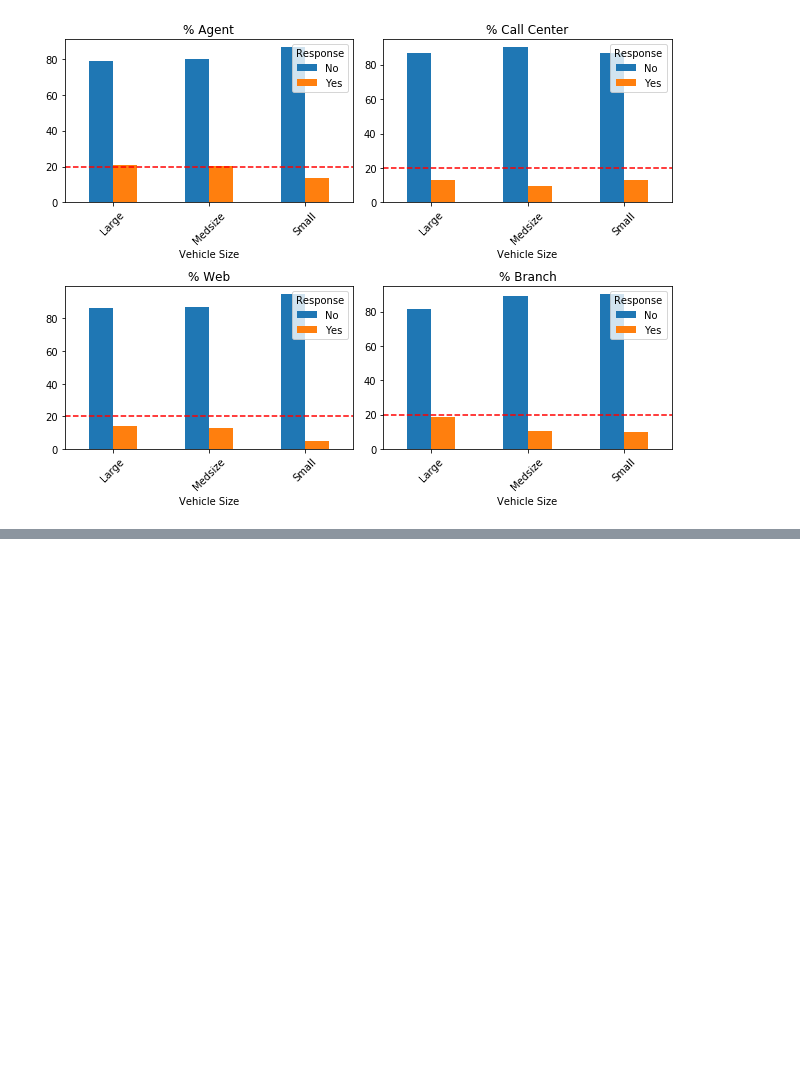
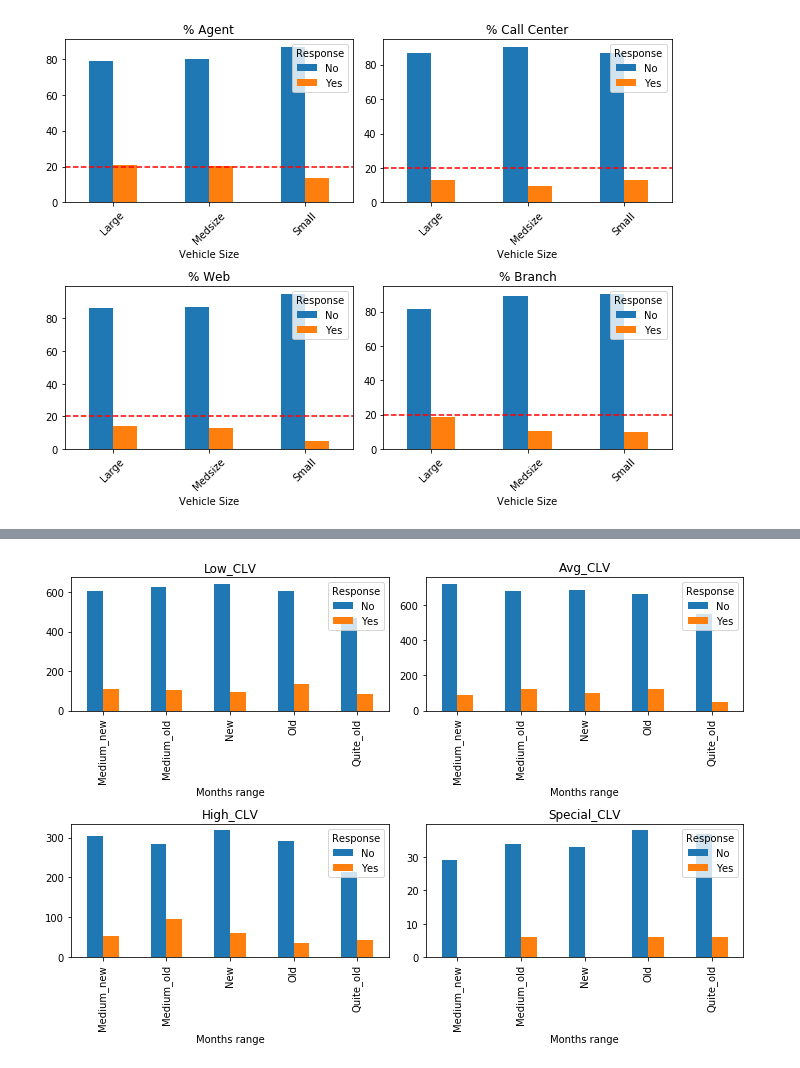
Before and after one commit to jamontanac/Solution-to-test, a Jupyter notebook: Presentation.ipynb, the cells around one changed output, grey strips where cells are left out. Saved outputs shown, nothing was run; the diff lists cells and outputs as text; code cells hidden in the pictures; blank space fills up the shorter version.

```diff
--- a/Presentation.ipynb
+++ b/Presentation.ipynb
@@ -141,0 +144,19 @@ plt.show()
+# %%
+conditions = [
+    (df_to_explore['Months Since Policy Inception'] <= 20),
+    (df_to_explore['Months Since Policy Inception'] > 20) & (df_to_explore['Months Since Policy Inception'] <= 40),
+    (df_to_explore['Months Since Policy Inception'] > 40) & (df_to_explore['Months Since Policy Inception'] <= 60),
+    (df_to_explore['Months Since Policy Inception'] > 60) & (df_to_explore['Months Since Policy Inception'] <= 80),
+    (df_to_explore['Months Since Policy Inception'] > 80) & (df_to_explore['Months Since Policy Inception'] <= 100),
+    ]
+values = ['New', 'Medium_new', 'Medium_old', 'Old','Quite_old']
+df_to_explore['Months range'] = np.select(conditions, values)
+
+conditions = [
+    (df_to_explore['Customer Lifetime Value'] <= 5_000),
+    (df_to_explore['Customer Lifetime Value'] > 5_000) & (df_to_explore['Customer Lifetime Value'] <= 10_000),
+    (df_to_explore['Customer Lifetime Value'] > 10_000) & (df_to_explore['Customer Lifetime Value'] <= 30_000),
+    (df_to_explore['Customer Lifetime Value'] > 30_000) ,
+    ]
+values = ['Low_CLV', 'Avg_CLV', 'High_CLV', 'Special_CLV']
+df_to_explore['CLV Range'] = np.select(conditions, values)
@@ -141,0 +165,11 @@ plt.show()
+# %%
+plt.figure(figsize=(10,7))
+k=1
+for i in df_to_explore["CLV Range"].unique():
+    ax=plt.subplot(2,2,k)
+    df_to_explore[df_to_explore["CLV Range"]==i].groupby(["Months range","Response"]).agg(Total=("Gender","count"))["Total"].unstack().plot(kind="bar",ax=ax,title=i)
+    k+=1
+plt.tight_layout()
+plt.show()
+# %% [output]
+[figure, added]
```
Also changed, not shown: parts of 7 cells of this notebook, 2 other files.
